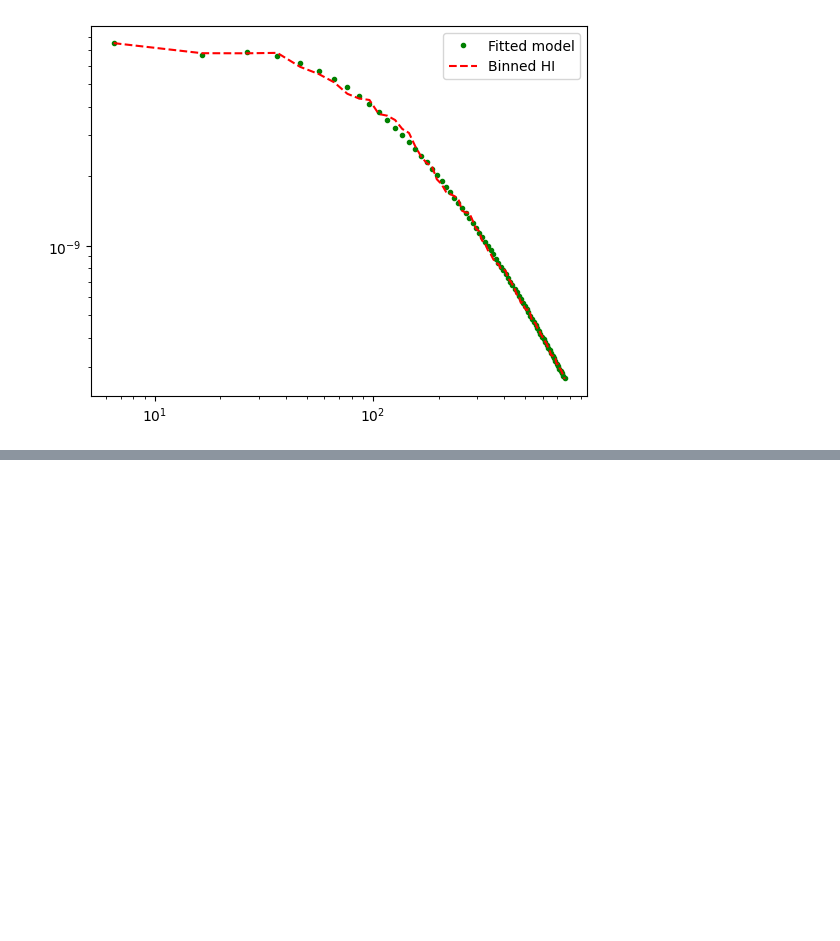
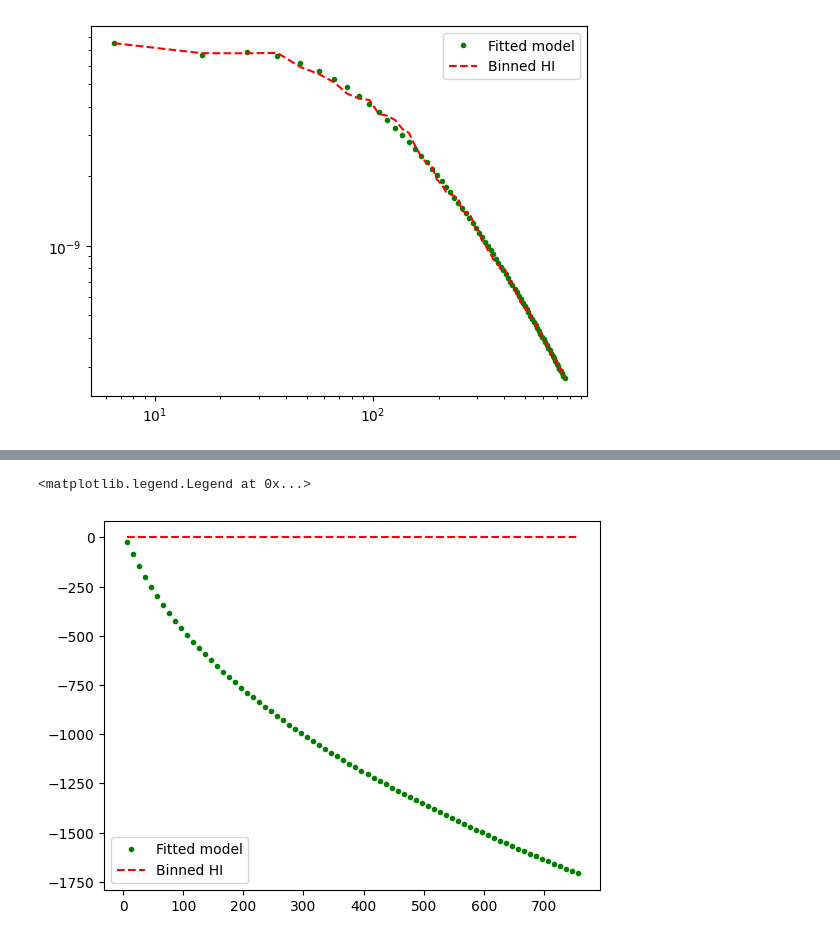
Before and after one commit to urwa99/MASS_Thesis, a Jupyter notebook: HI/parametric_model.ipynb, the cells around one changed output, grey strips where cells are left out. Saved outputs shown, nothing was run; the diff lists cells and outputs as text; code cells hidden in the pictures; blank space fills up the shorter version.

Commit message:
fitting polynomial in f

```diff
--- a/HI/parametric_model.ipynb
+++ b/HI/parametric_model.ipynb
@@ -485,0 +525,29 @@ plt.loglog()
+# %%
+def make_toy_model(a_k, a_m, ells, nu,idx, nu0, degree):
+
+
+    log_ells = np.log(ells)          # shape (n_ell,)
+    log_nu = np.log(nu)     # shape (nf,)
+
+    # Compute polynomial in log ell: shape (n_ell,)
+    A_ell = np.sum([a_k[p] * log_ells**p for p in range(degree)], axis=0)  # (n_ell,)
+
+    # Compute polynomial in log nu: shape (nf,)
+    B_nu = np.sum([a_m[p] * log_nu**p for p in range(degree)], axis=0)   # (nf,)
+
+    # Frequency scaling (nf,)
+    scaling = (nu / nu[nu0]) ** (-idx)
+
+    # Apply scaling to B_nu
+    scaled_B_nu = ((scaling * B_nu)-1)/3  # shape (nf,)
+
+    # Now build the full 3D tensor C_vv of shape (n_ell, nf, nf)
+    # Use broadcasting: outer product over freq, multiplied by A_ell over ell dimension
+
+    C_vv = A_ell[:, None, None] * np.einsum('i,j->ij', scaled_B_nu, scaled_B_nu)[None, :, :]
+
+    # Result:
+    # C_vv.shape == (n_ell, nf, nf)
+    return C_vv
+# %%
+toy= make_toy_model(popt, popt_f, leff, freqs[:-1], 1e-1, 20, 5)
@@ -485,0 +574,7 @@ plt.loglog()
+# %%
+plt.plot(leff,toy[:,5,5], 'g.', label='Fitted model')
+plt.plot(leff,hi_binned[:,5,5], 'r--', label='Binned HI')
+plt.legend()
+# %% [output]
+<matplotlib.legend.Legend at 0x...>
+[figure, added]
```
Also changed, not shown: parts of 13 cells of this notebook.
